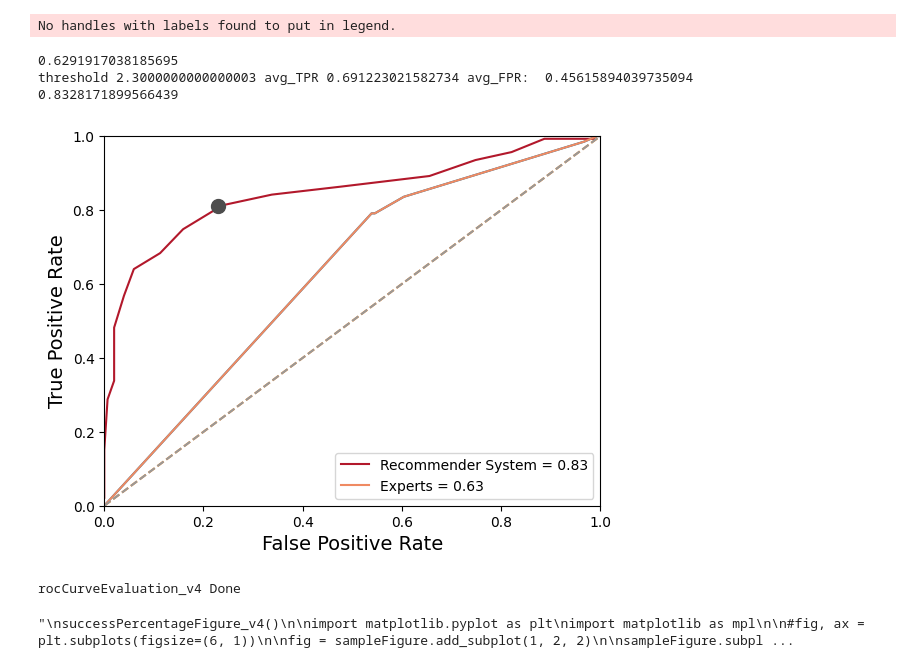
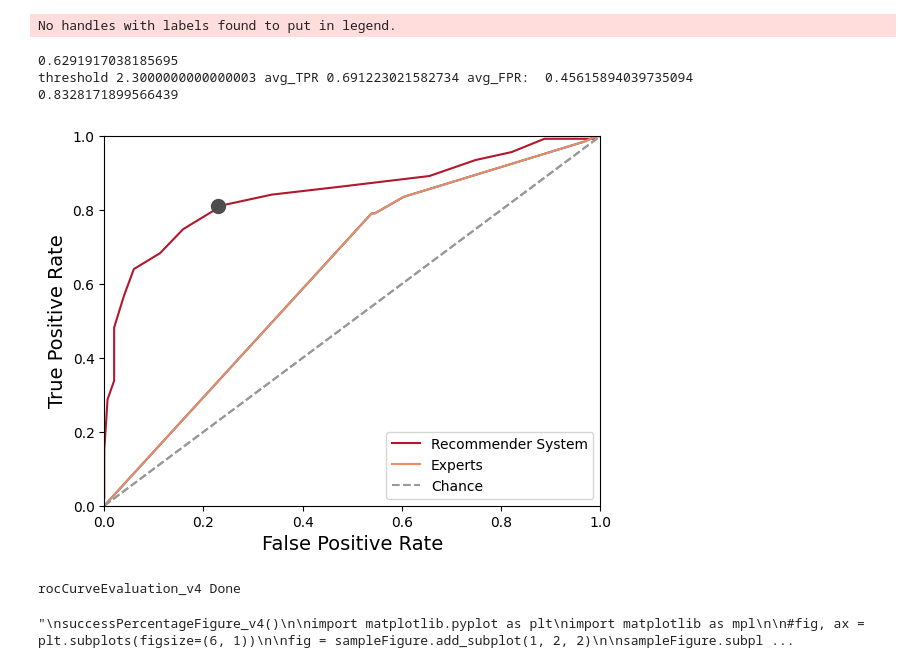
Before and after one commit to big-data-lab-team/paper-pipelines-datasets-recommender, a Jupyter notebook: scripts/Recommender_v4.ipynb, the cells around one changed output. Saved outputs shown, nothing was run; the diff lists cells and outputs as text; code cells hidden in the pictures.

Commit message:
Update Figures

```diff
--- a/scripts/Recommender_v4.ipynb
+++ b/scripts/Recommender_v4.ipynb
@@ -1805,7 +1801,6 @@ def rocCurveEvaluation_v4():
     #colorlind codes : '006BA4', 'FF800E', 'ABABAB', '595959', '5F9ED1', 'C85200', '898989', 'A2C8EC', 'FFBC79', 'CFCFCF'
     plt.plot(fpr,tpr, color='#006BA4')
     plt.legend(loc='lower right')
-    plt.plot([0, 1], [0, 1], '--', color='#FF800E')
     plt.xlim([0, 1])
     plt.ylim([0, 1])
     plt.ylabel('True Positive Rate')
@@ -1816,38 +1811,40 @@ def rocCurveEvaluation_v4():
     #plt.show(block=False)
 
     allPredictions = pd.read_csv(alsModel_FN)
     all_avg_TPR,all_avg_FPR = allThresholds_recommender(allPredictions)
     AUC = 0
     for i in range(len(all_avg_TPR)-1):
         AUC = AUC + (((all_avg_TPR[i]+all_avg_TPR[i+1])/2) * (all_avg_FPR[i]-all_avg_FPR[i+1]))
     print(AUC)
 
-    plt.plot(all_avg_FPR,all_avg_TPR, label='Recommender System = %0.2f' % AUC, color='#B2182B')
-    plt.plot(fpr,tpr, label='Experts = %0.2f' % AUC_experts, color='#EF8A62')
+    plt.plot(all_avg_FPR,all_avg_TPR, label='Recommender System', color='#B2182B')
+    plt.plot(fpr,tpr, label='Experts', color='#EF8A62')
+    plt.plot([0, 1], [0, 1], '--', label='Chance', color='#999999')
+    #plt.plot([], [], '--', label='Chance', color='#FF800E')
 
     plt.legend(loc='lower right')
-    plt.plot([0, 1], [0, 1], '--', color='#999999')
+    plt.plot([0, 1], [0, 1], '--', label='Chance', color='#999999')
     plt.xlim([0, 1])
     plt.ylim([0, 1])
     plt.ylabel('True Positive Rate',fontsize=14)
     plt.xlabel('False Positive Rate',fontsize=14)
-    plt.plot(0.23, 0.81, marker='o', markersize=10,  linestyle='--', color='#4D4D4D')
+    plt.plot(0.23, 0.81, marker='o', markersize=10,  color='#4D4D4D')
 
     plt.savefig(os.path.join(figuresFolder, "ROC Curve.pdf"))
     plt.show(block=False)
     plt.pause(1)
     plt.close()
 
     print("rocCurveEvaluation_v4 Done")
 
 
 #rocCurveEvaluation_v4()
 # %% [output]
 No handles with labels found to put in legend.
 0.6291917038185695
 threshold 2.3000000000000003 avg_TPR 0.691223021582734 avg_FPR:  0.45615894039735094
 0.8328171899566439
-[figure, old version]
+[figure, new version]
 rocCurveEvaluation_v4 Done
 # %%
 #
```
Also changed, not shown: parts of 2 cells of this notebook.
